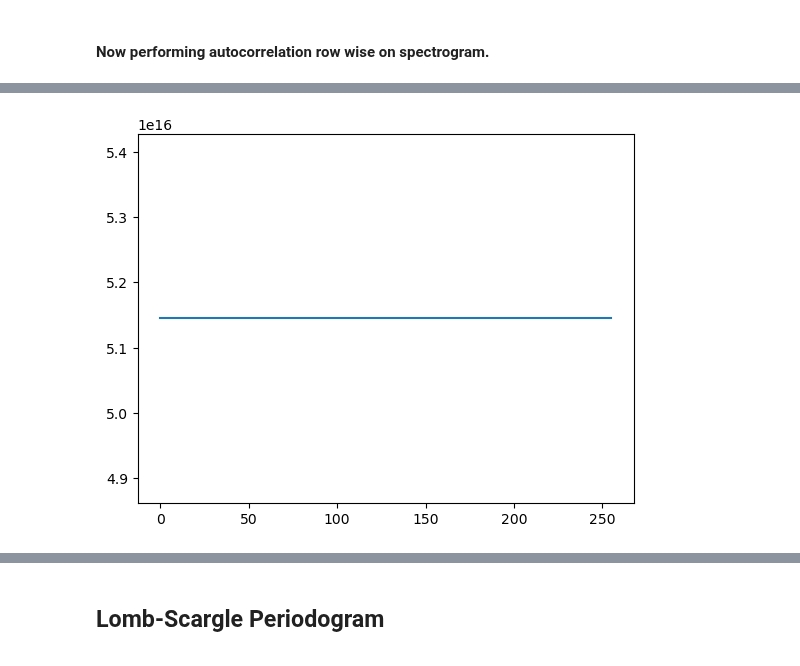
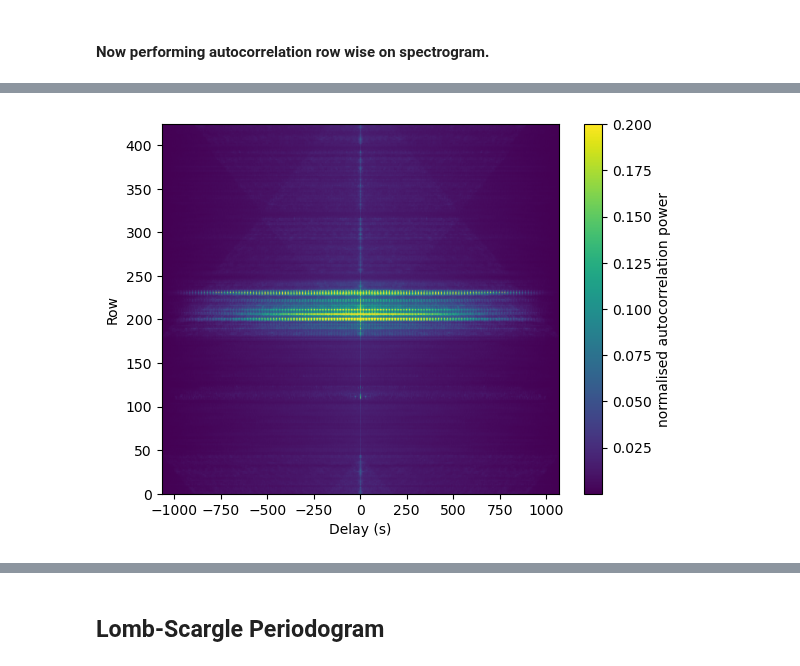
Before and after one commit to phoeberyder/atlas_rb, a Jupyter notebook: period_investigation.ipynb, the cells around one changed output, grey strips where cells are left out. Cells and saved outputs as stored; diff of their text form; code cells hidden in the pictures.

Commit message:
added autocorrelation and period finder for that

```diff
--- a/period_investigation.ipynb
+++ b/period_investigation.ipynb
@@ -39,0 +53,9 @@ plt.tight_layout()
+# %%
+n = 14
+plt.figure(figsize=(15, 5))
+plt.plot(delay, normalised_row_autocorrelation)
+plt.plot(peaks_delay, peaks_power, 'o')
+# plt.plot(peaks_delay[n], peaks_power[n], 'o')
+plt.xlabel('delay (s)')
+plt.ylabel('autocorrelation power')
+plt.show()
@@ -40,11 +89,9 @@ plt.tight_layout()
 # %% [markdown]
 #### Now performing autocorrelation row wise on spectrogram.
 # %%
-autocorrelation = np.zeros_like(spectrogram)
-for n in range(spectrogram.shape[1]):
-    row = spectrogram[:, n]
-    print(len(row))
-    print(len(autocorrelation[:, n]))
-    autocorrelation[:, n] = np.correlate(row, row)
+autocorrelation = np.zeros((spectrogram.shape[0], spectrogram.shape[1]*2-1))
+for n in range(spectrogram.shape[0]):
+    row = spectrogram[n, :]
+    autocorrelation[n, :] = np.correlate(row, row, mode='full')
 
-autocorrelation = np.sum(autocorrelation, axis=1)
+# autocorrelation = np.sum(autocorrelation, axis=1)
@@ -69,5 +107,8 @@ autocorrelation = np.sum(autocorrelation, axis=1)
 # %%
-plt.plot(autocorrelation)
+plt.imshow(autocorrelation/np.max(autocorrelation), origin='lower', vmax=0.2,  extent = [-time[-1], time[-1], 0, spectrogram.shape[1]], aspect='auto')
+plt.xlabel('Delay (s)')
+plt.ylabel('Row')
+plt.colorbar(label='normalised autocorrelation power')
 plt.show()
 # %% [output]
-[figure, old version]
+[figure, new version]
```
Also changed, not shown: parts of 13 cells of this notebook.
